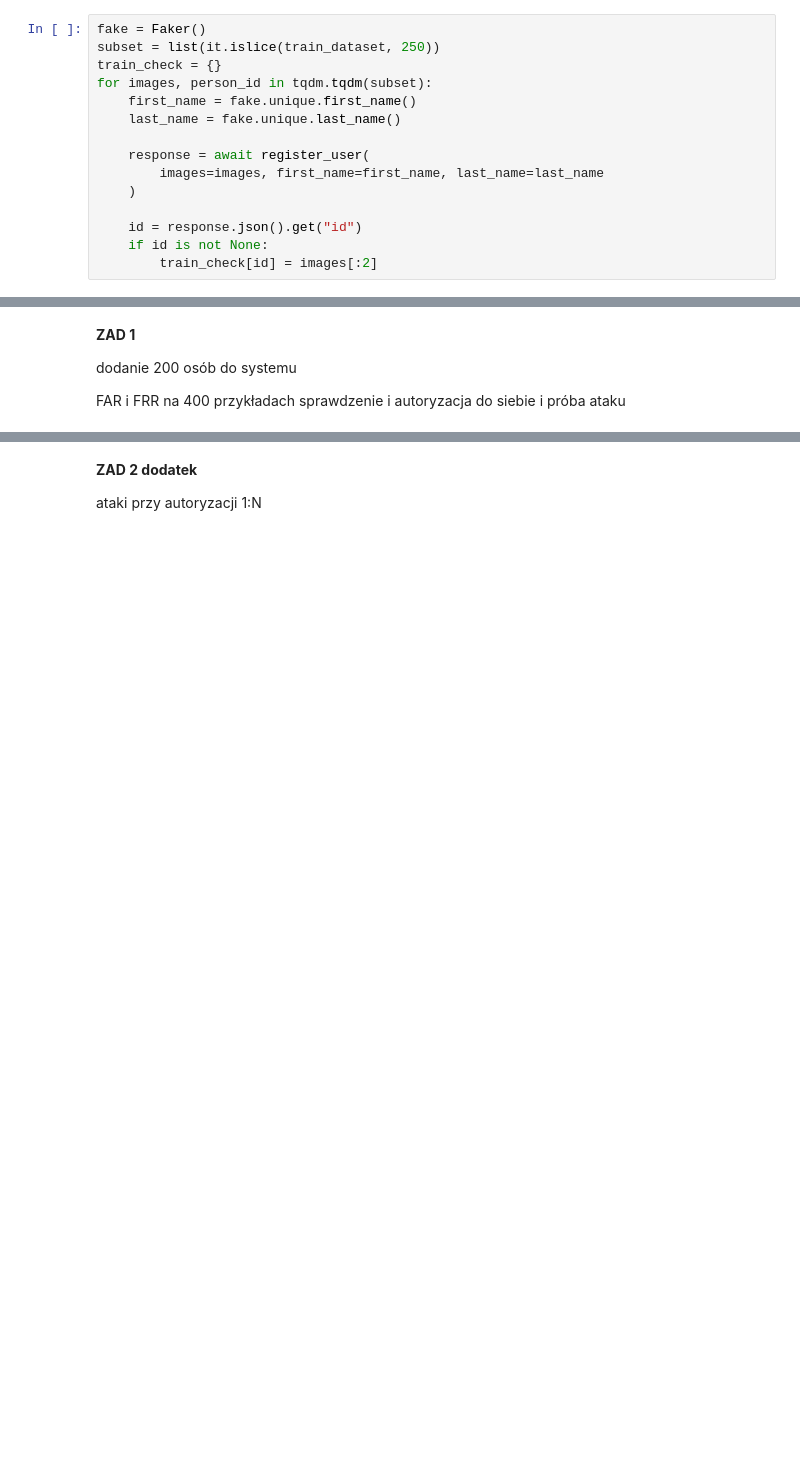
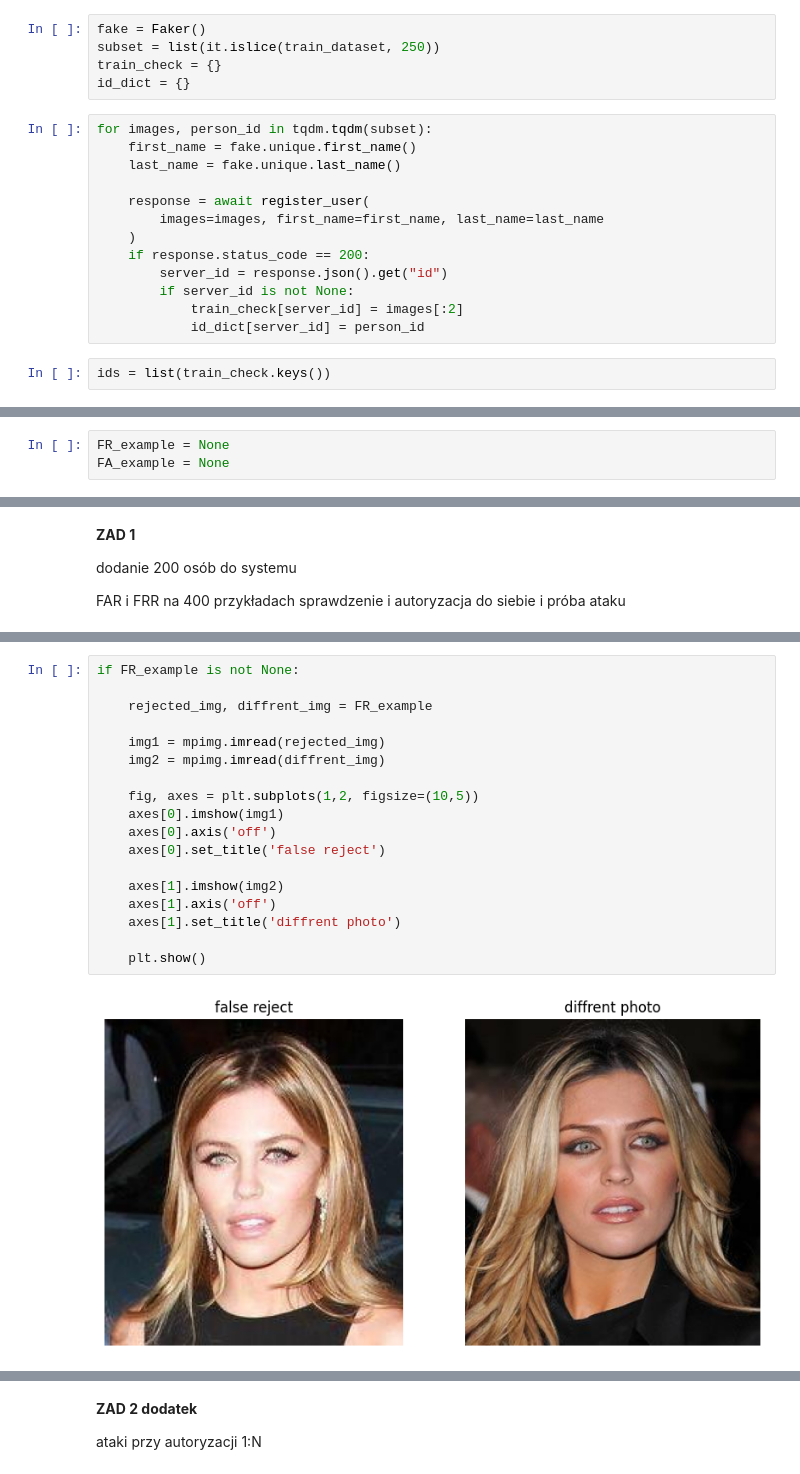
Before and after one commit to Dund33/face-api, a Jupyter notebook: tools/experiments.ipynb, the cells around one changed output, grey strips where cells are left out. Drawn from its saved outputs; the diff is of its cells as text; blank space fills up the shorter version.

```diff
--- a/tools/experiments.ipynb
+++ b/tools/experiments.ipynb
@@ -13,7 +33,9 @@ train_dataset = PersonDataset("../data/vggface2/train")
+# %%
+fake = Faker()
+subset = list(it.islice(train_dataset, 250))
+train_check = {}
+id_dict = {}
 # %%
-fake = Faker()
-subset = list(it.islice(train_dataset, 250))
-train_check = {}
 for images, person_id in tqdm.tqdm(subset):
     first_name = fake.unique.first_name()
     last_name = fake.unique.last_name()
@@ -21,10 +43,13 @@ for images, person_id in tqdm.tqdm(subset):
     response = await register_user(
         images=images, first_name=first_name, last_name=last_name
     )
-
-    id = response.json().get("id")
-    if id is not None:
-        train_check[id] = images[:2]
+    if response.status_code == 200:
+        server_id = response.json().get("id")
+        if server_id is not None:
+            train_check[server_id] = images[:2]
+            id_dict[server_id] = person_id
+# %%
+ids = list(train_check.keys())
 # %%
 FR = 0  # False reject
 FA = 0  # False acceptance
@@ -33 +62,4 @@ TR = 0  # True reject
+# %%
+FR_example = None
+FA_example = None
 # %%
@@ -64,0 +110,20 @@ f"FAR: {FA/(FA+TR)} \n FRR:{FR/(FR+TA)}"
+# %%
+if FR_example is not None:
+
+    rejected_img, diffrent_img = FR_example
+
+    img1 = mpimg.imread(rejected_img)
+    img2 = mpimg.imread(diffrent_img)
+
+    fig, axes = plt.subplots(1,2, figsize=(10,5))
+    axes[0].imshow(img1)
+    axes[0].axis('off')
+    axes[0].set_title('false reject')
+
+    axes[1].imshow(img2)
+    axes[1].axis('off')
+    axes[1].set_title('diffrent photo')
+
+    plt.show()
+# %% [output]
+[figure, added]
```
Also changed, not shown: parts of 32 cells of this notebook, 1 other file.
